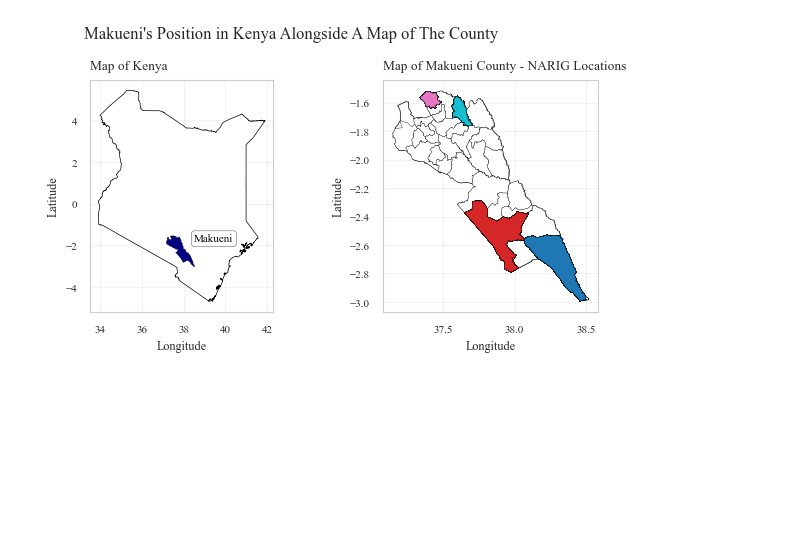
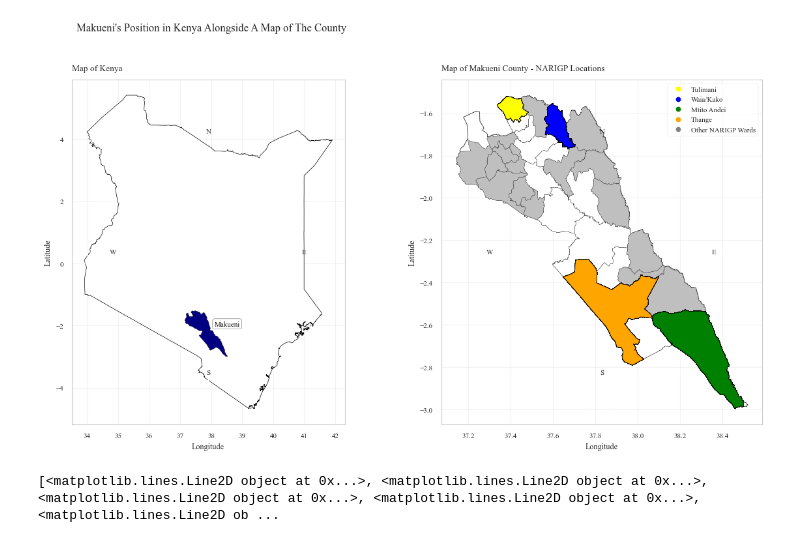
Before and after one commit to StephKisee/narigp-farmer-impact-study, a Jupyter notebook: notebooks/notebook.ipynb, the cells around one changed output. Drawn from its saved outputs; the diff is of its cells as text; code cells hidden in the pictures; blank space fills up the shorter version.

```diff
--- a/notebooks/notebook.ipynb
+++ b/notebooks/notebook.ipynb
@@ -205,6 +386,6 @@ narig_dfs['survey_df'].iloc[:, 45:-10].head()
 # %%
 # Create a single figure
-fig, ax = plt.subplots(1,2, figsize=(6, 3))
+fig, ax = plt.subplots(1,2, figsize=(12, 6))
 
 # Plot Kenya
 kenya.plot(ax=ax[0], color='white', edgecolor='black', linewidth=0.5)
@@ -221,20 +402,38 @@ annotation = ax[0].annotate('Makueni', xy=(centroid.x, centroid.y),
 
 # Plot Makueni County separately
 makueni_county.plot(ax=ax[1], color='white', edgecolor='black', linewidth=0.5)
-ax[1].set_title('Map of Makueni County - NARIG Locations', y=1.01, loc='left')  # Set title alignment to left
+ax[1].set_title('Map of Makueni County - NARIGP Locations', y=1.01, loc='left')  # Set title alignment to left
 
 # Plot Makueni wards
 makueni_wards.plot(ax=ax[1], color='white', edgecolor='black', linewidth=0.25)
+narig_wards.plot(ax=ax[1], color='gray', edgecolor='black', linewidth = 0.1, alpha=0.5)
 
 # Annotate Makueni County in the second plot
 # annotation2 = ax[1].annotate('Makueni', xy=(makueni_county.geometry.centroid.x, makueni_county.geometry.centroid.y),
 #xytext=(30, 0), textcoords="offset points", color='black', fontsize=8, ha='center')
 
 # Plot survey points
-survey.plot('ward', ax=ax[1], edgecolor='black', legend=False)
+# Set colors for each ward
+colors = {'Tulimani': 'yellow',
+          'Waia/Kako': 'blue',
+          'Mtito Andei': 'green',
+          'Thange': 'orange'}
 
-# Remove legend border
+survey.plot(ax=ax[1], edgecolor='black', linewidth=0.5, color=survey['ward'].map(colors), legend=True)
 
+# Add gray to the legend indicating NARIG locations
+handles, labels = ax[1].get_legend_handles_labels()
+handles.append(plt.Line2D([], [], color='yellow', marker='o', linestyle='None'))
+labels.append('Tulimani')
+handles.append(plt.Line2D([], [], color='blue', marker='o', linestyle='None'))
+labels.append('Waia/Kako')
+handles.append(plt.Line2D([], [], color='green', marker='o', linestyle='None'))
+labels.append('Mtito Andei')
+handles.append(plt.Line2D([], [], color='orange', marker='o', linestyle='None'))
+labels.append('Thange')
+handles.append(plt.Line2D([], [], color='gray', marker='o', linestyle='None'))
+labels.append('Other NARIGP Wards')
+ax[1].legend(handles=handles, labels=labels)
 
 # Add titles and labels
 fig.suptitle("Makueni's Position in Kenya Alongside A Map of The County", x=0.08, y=1.1, ha='left')  # Set title alignment to left
@@ -246,34 +445,38 @@ ax[1].set_ylabel('Latitude')
 # Add scale bar
 #scalebar = gpd.GeoSeries(LineString([(0.9, 0.1), (1.1, 0.1)]), crs=kenya.crs)
 #scalebar.plot(ax=ax[0], color='black', linewidth=2)
 
 # Move legend lower
 # ax[1].get_legend().set_bbox_to_anchor((0.525, 0.33))
 # # ax[1].get_legend().set_title('Ward')
 # # Reduce the size of the legend
 # ax[1].get_legend().get_title().set_fontsize(8)
 # for t in ax[1].get_legend().texts:
 #     t.set_fontsize(8)
 
 # Remove axes
 # ax[0].set_axis_off()
 # ax[1].set_axis_off()
 # Add a compass rose
 ax[0].annotate('N', xy=(0.5, 0.95), xytext=(0.5, 0.85), xycoords='axes fraction', ha='center', va='center', fontsize=8, arrowprops=dict(arrowstyle='-[, widthB=1.5, lengthB=0.75', lw=1.0))
 ax[0].annotate('S', xy=(0.5, 0.05), xytext=(0.5, 0.15), xycoords='axes fraction', ha='center', va='center', fontsize=8, arrowprops=dict(arrowstyle='-[, widthB=1.5, lengthB=0.75', lw=1.0))
 ax[0].annotate('E', xy=(0.95, 0.5), xytext=(0.85, 0.5), xycoords='axes fraction', ha='center', va='center', fontsize=8, arrowprops=dict(arrowstyle='-[, widthB=1.5, lengthB=0.75', lw=1.0))
 ax[0].annotate('W', xy=(0.05, 0.5), xytext=(0.15, 0.5), xycoords='axes fraction', ha='center', va='center', fontsize=8, arrowprops=dict(arrowstyle='-[, widthB=1.5, lengthB=0.75', lw=1.0))
 
 ax[1].annotate('N', xy=(0.5, 0.95), xytext=(0.5, 0.85), xycoords='axes fraction', ha='center', va='center', fontsize=8, arrowprops=dict(arrowstyle='-[, widthB=1.5, lengthB=0.75', lw=1.0))
 ax[1].annotate('S', xy=(0.5, 0.05), xytext=(0.5, 0.15), xycoords='axes fraction', ha='center', va='center', fontsize=8, arrowprops=dict(arrowstyle='-[, widthB=1.5, lengthB=0.75', lw=1.0))
 ax[1].annotate('E', xy=(0.95, 0.5), xytext=(0.85, 0.5), xycoords='axes fraction', ha='center', va='center', fontsize=8, arrowprops=dict(arrowstyle='-[, widthB=1.5, lengthB=0.75', lw=1.0))
 ax[1].annotate('W', xy=(0.05, 0.5), xytext=(0.15, 0.5), xycoords='axes fraction', ha='center', va='center', fontsize=8, arrowprops=dict(arrowstyle='-[, widthB=1.5, lengthB=0.75', lw=1.0))
 # Add a border to the figure
 # fig.patch.set_edgecolor('black')
 
 plt.show()
 # %% [output]
-[figure, old version]
+[figure, new version]
+# %%
+print(handles, labels)
+# %% [output]
+[<matplotlib.lines.Line2D object at 0x...>, <matplotlib.lines.Line2D object at 0x...>, <matplotlib.lines.Line2D object at 0x...>, <matplotlib.lines.Line2D object at 0x...>, <matplotlib.lines.Line2D ob ...
 # %%
 narig_dfs['survey_df'][numeric_cols].hist(figsize=(9,9))
 plt.show()
```
Also changed, not shown: parts of 15 cells of this notebook, 3 other files.
